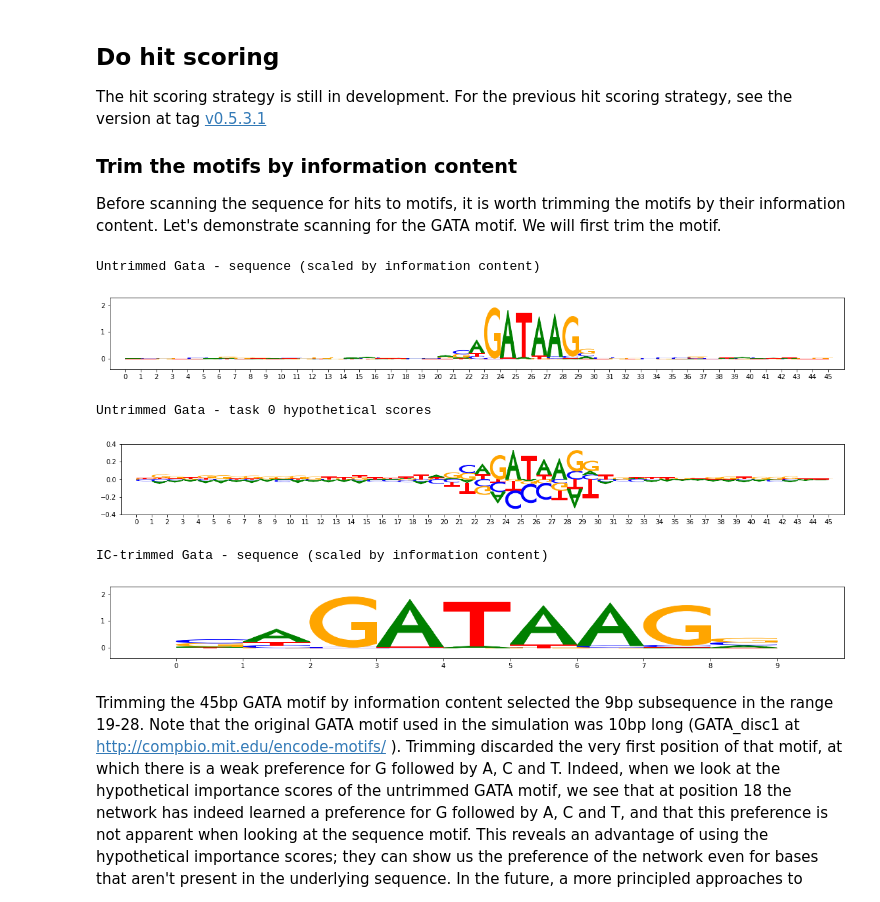
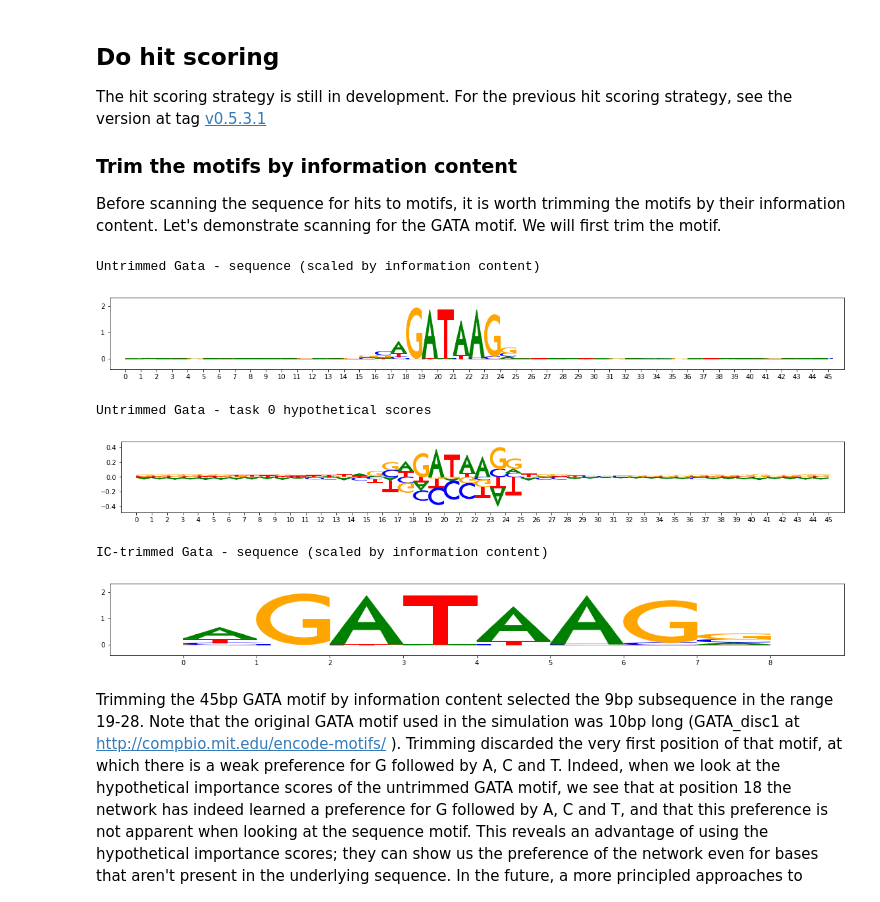
Before and after one commit to kundajelab/tfmodisco, a Jupyter notebook: examples/simulated_TAL_GATA_deeplearning/TF_MoDISco_TAL_GATA.ipynb, the cells around one changed output. Drawn from its saved outputs; the diff is of its cells as text; code cells hidden in the pictures.

```diff
--- a/examples/simulated_TAL_GATA_deeplearning/TF_MoDISco_TAL_GATA.ipynb
+++ b/examples/simulated_TAL_GATA_deeplearning/TF_MoDISco_TAL_GATA.ipynb
@@ -429,24 +410,24 @@ Before scanning the sequence for hits to motifs, it is worth trimming the motifs
 # %%
 untrimmed_gata_pattern = (
     loaded_tfmodisco_results
-    .metacluster_idx_to_submetacluster_results["metacluster_1"]
-    .seqlets_to_patterns_result.patterns[0])
+    .metacluster_idx_to_submetacluster_results["metacluster_0"]
+    .seqlets_to_patterns_result.patterns[1])
 print("Untrimmed Gata - sequence (scaled by information content)")
 viz_sequence.plot_weights(viz_sequence.ic_scale(untrimmed_gata_pattern["sequence"].fwd, background=background))
 print("Untrimmed Gata - task 0 hypothetical scores")
 viz_sequence.plot_weights(untrimmed_gata_pattern["task0_hypothetical_contribs"].fwd)
 trimmed_gata = untrimmed_gata_pattern.trim_by_ic(ppm_track_name="sequence",
                                                  background=background,
                                                  threshold=0.3)
 print("IC-trimmed Gata - sequence (scaled by information content)")
 viz_sequence.plot_weights(viz_sequence.ic_scale(trimmed_gata["sequence"].fwd, background=background))
 # %% [output]
 Untrimmed Gata - sequence (scaled by information content)
-[figure, old version]
+[figure, new version]
 Untrimmed Gata - task 0 hypothetical scores
-[figure, old version]
+[figure, new version]
 IC-trimmed Gata - sequence (scaled by information content)
-[figure, old version]
+[figure, new version]
 # %% [markdown]
 Trimming the 45bp GATA motif by information content selected the 9bp subsequence in the range 19-28. Note that the original GATA motif used in the simulation was 10bp long (GATA_disc1 at http://compbio.mit.edu/encode-motifs/ ). Trimming discarded the very first position of that motif, at which there is a weak preference for G followed by A, C and T. Indeed, when we look at the hypothetical importance scores of the untrimmed GATA motif, we see that at position 18 the network has indeed learned a preference for G followed by A, C and T, and that this preference is not apparent when looking at the sequence motif. This reveals an advantage of using the hypothetical importance scores; they can show us the preference of the network even for bases that aren't present in the underlying sequence. In the future, a more principled approaches to doing the trimming based on the hypothetical importance scores could be developed. For now, we will proceed with the version of the motif that has been trimmed by information content.
 
```
Also changed, not shown: parts of 13 cells of this notebook.
